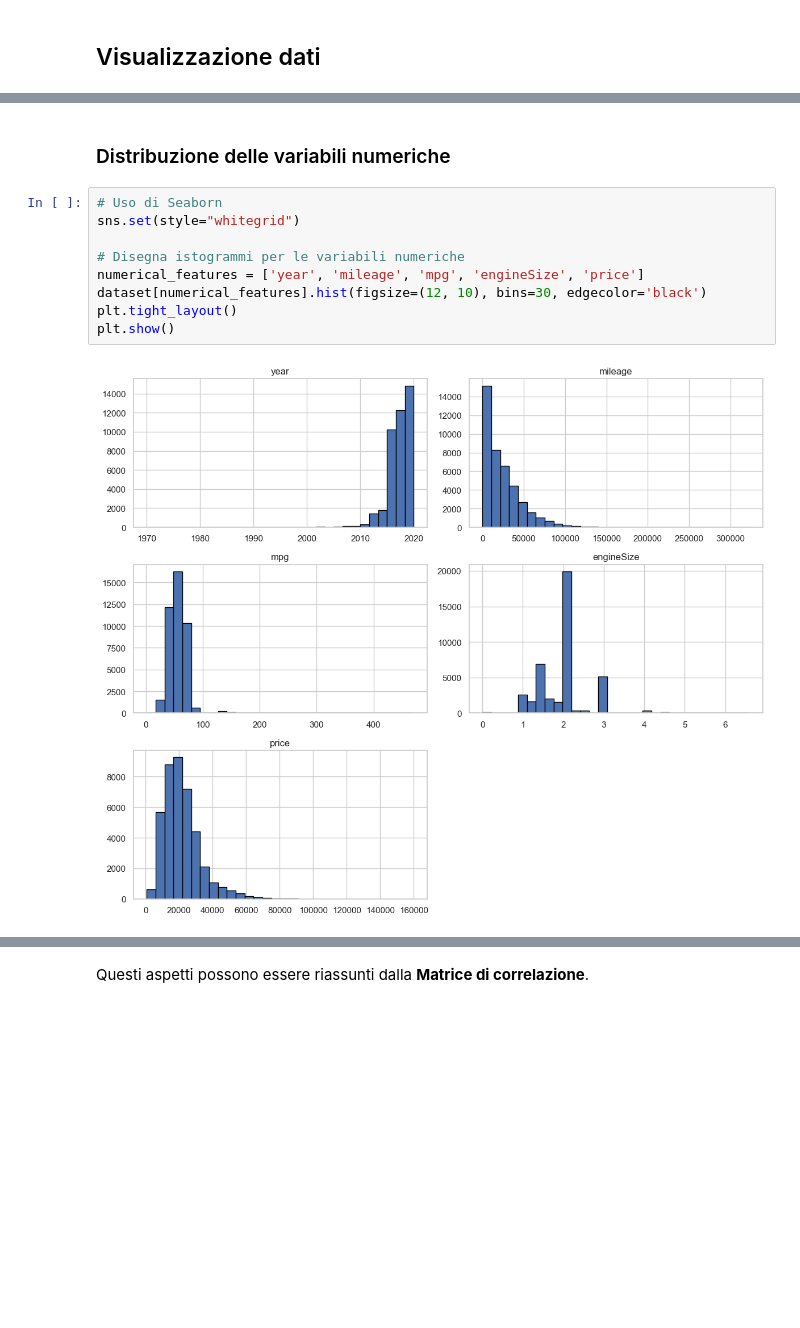
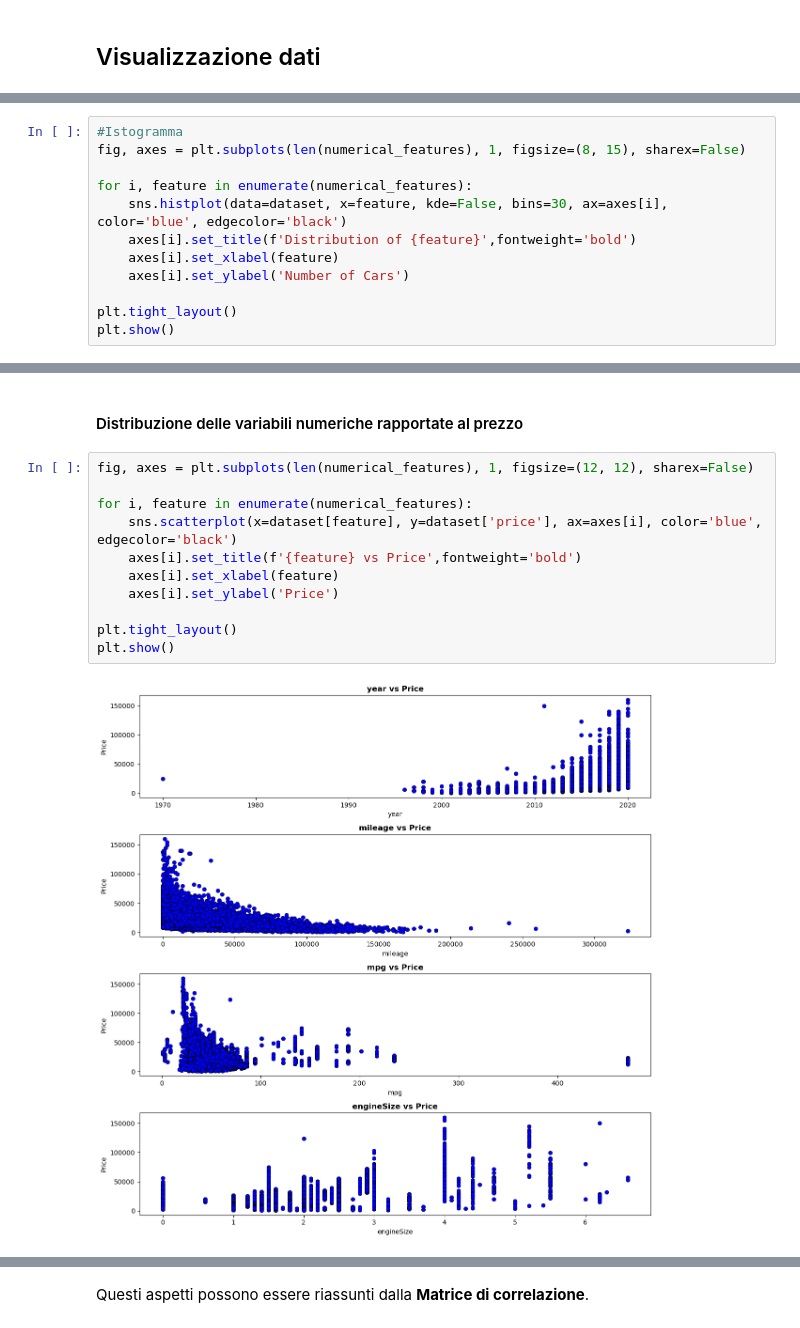
Before and after one commit to simonefesta/Car_Price_Prediction_ML, a Jupyter notebook: project.ipynb, the cells around one changed output, grey strips where cells are left out. Drawn from its saved outputs; the diff is of its cells as text; blank space fills up the shorter version.

```diff
--- a/project.ipynb
+++ b/project.ipynb
@@ -83,0 +94,12 @@ memory usage: 2.8+ MB
+# %%
+#Istogramma
+fig, axes = plt.subplots(len(numerical_features), 1, figsize=(8, 15), sharex=False)
+
+for i, feature in enumerate(numerical_features):
+    sns.histplot(data=dataset, x=feature, kde=False, bins=30, ax=axes[i], color='blue', edgecolor='black')
+    axes[i].set_title(f'Distribution of {feature}',fontweight='bold')
+    axes[i].set_xlabel(feature)
+    axes[i].set_ylabel('Number of Cars')
+
+plt.tight_layout()
+plt.show()
@@ -84,13 +111,15 @@ memory usage: 2.8+ MB
 # %% [markdown]
-<h3> Distribuzione delle variabili numeriche  </h3>
+<h4> Distribuzione delle variabili numeriche rapportate al prezzo </h4>
 # %%
-# Uso di Seaborn
-sns.set(style="whitegrid")
+fig, axes = plt.subplots(len(numerical_features), 1, figsize=(12, 12), sharex=False)
 
-# Disegna istogrammi per le variabili numeriche
-numerical_features = ['year', 'mileage', 'mpg', 'engineSize', 'price']
-dataset[numerical_features].hist(figsize=(12, 10), bins=30, edgecolor='black')
+for i, feature in enumerate(numerical_features):
+    sns.scatterplot(x=dataset[feature], y=dataset['price'], ax=axes[i], color='blue', edgecolor='black')
+    axes[i].set_title(f'{feature} vs Price',fontweight='bold')
+    axes[i].set_xlabel(feature)
+    axes[i].set_ylabel('Price')
+
 plt.tight_layout()
 plt.show()
 # %% [output]
-[figure, old version]
+[figure, new version]
```
Also changed, not shown: parts of 56 cells of this notebook, 46 other files.
